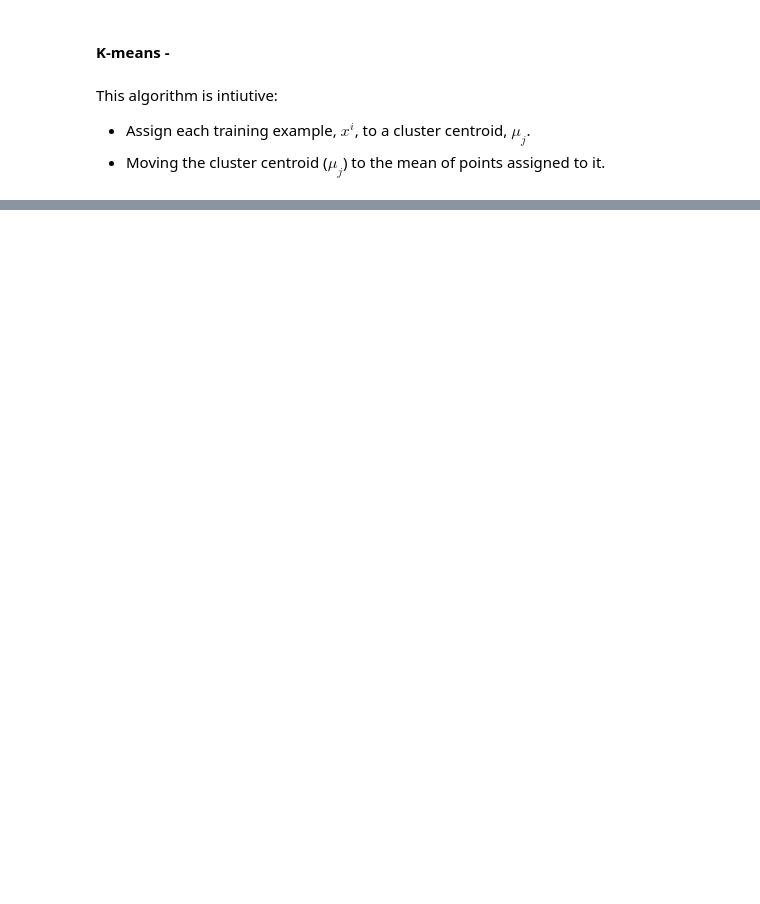
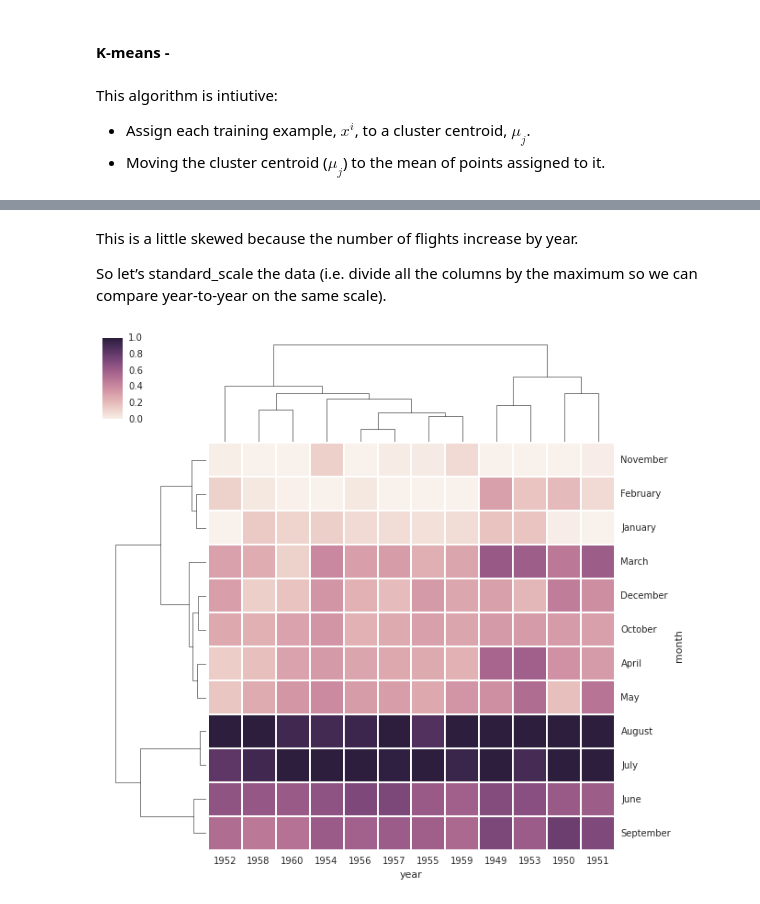
Before and after one commit to lmart999/CS229_ISL, a Jupyter notebook: Unsupervised learning.ipynb, the cells around one changed output, grey strips where cells are left out. Saved outputs shown, nothing was run; the diff lists cells and outputs as text; code cells hidden in the pictures; blank space fills up the shorter version.

```diff
--- a/Unsupervised learning.ipynb
+++ b/Unsupervised learning.ipynb
@@ -85,0 +114,8 @@ plt.title('Assign clusters with kMeans',fontsize=7.5)
+# %% [markdown]
+This is a little skewed because the number of flights increase by year.
+
+So let’s standard_scale the data (i.e. divide all the columns by the maximum so we can compare year-to-year on the same scale).
+# %%
+cg = sns.clustermap(flights_rect, standard_scale=1) # Scale columns!
+# %% [output]
+[figure, added]
```
Also changed, not shown: parts of 15 cells of this notebook, 8 other files.
